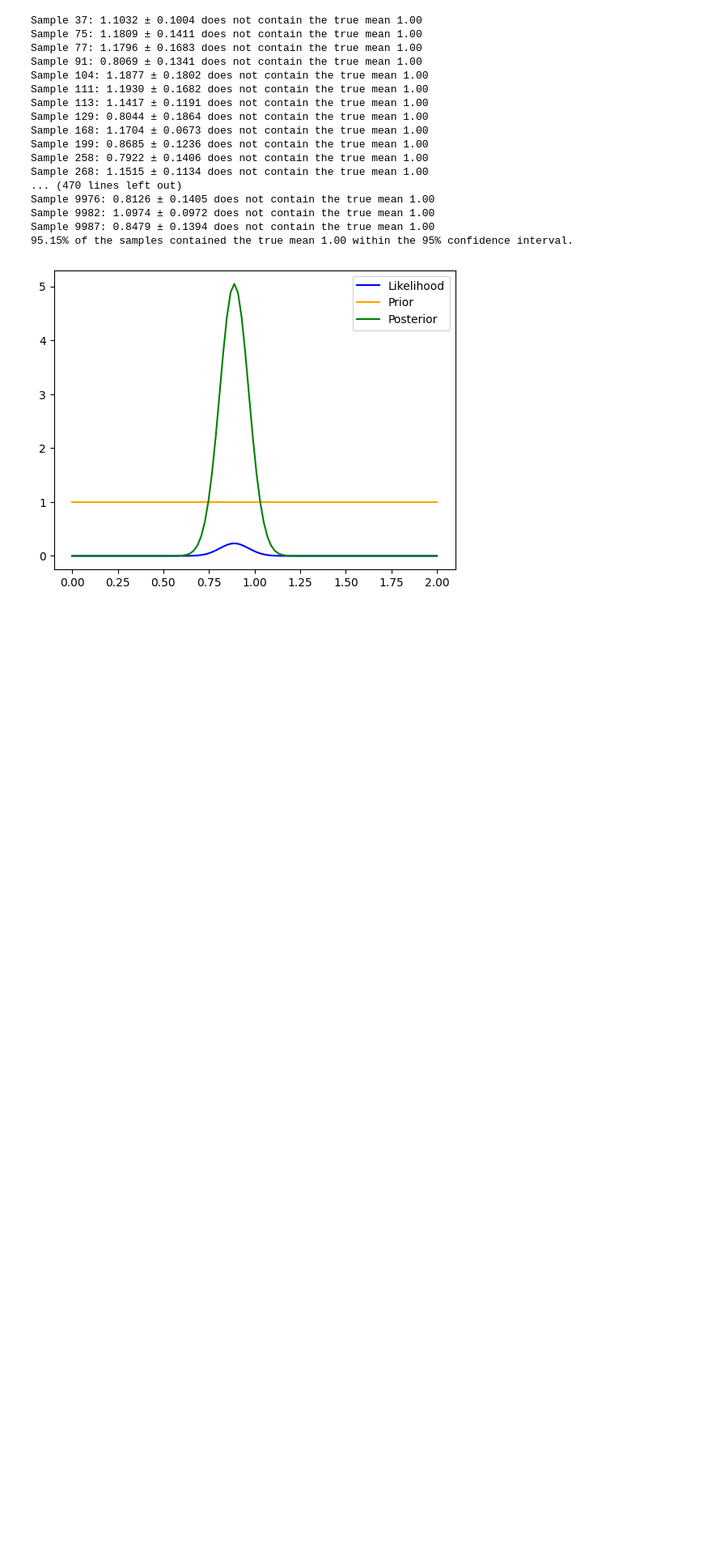
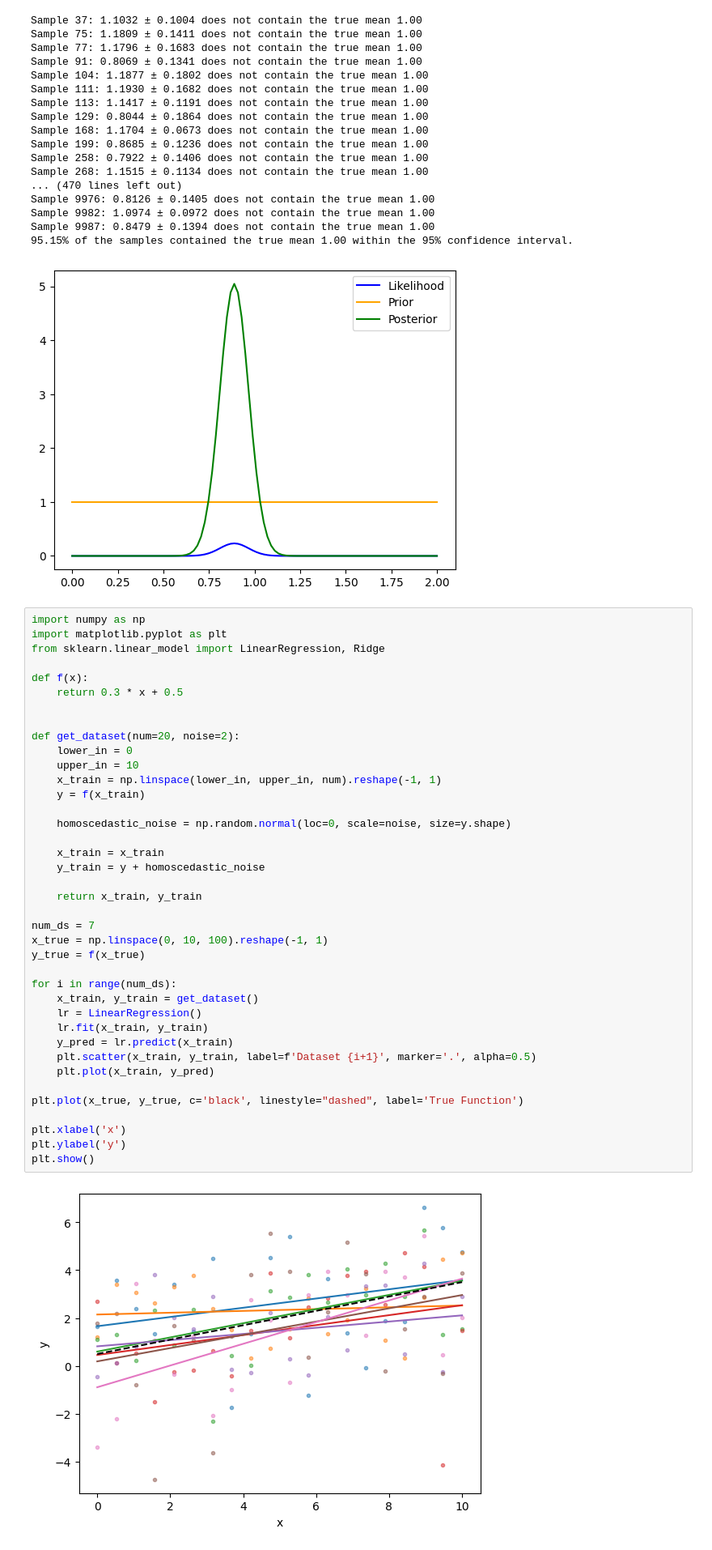
Before and after one commit to Crashprn/UncertaintyQuantification, a Jupyter notebook: Notebooks/Epistemic_Example.ipynb, the cells around one changed output. Shown at 81% size. Cells and saved outputs as stored; diff of their text form; blank space fills up the shorter version.

```diff
--- a/Notebooks/Epistemic_Example.ipynb
+++ b/Notebooks/Epistemic_Example.ipynb
@@ -224,3 +224,44 @@ Sample 9982: 1.0974 ± 0.0972 does not contain the true mean 1.00
 Sample 9987: 0.8479 ± 0.1394 does not contain the true mean 1.00
 95.15% of the samples contained the true mean 1.00 within the 95% confidence interval.
 [figure]
+# %%
+import numpy as np
+import matplotlib.pyplot as plt
+from sklearn.linear_model import LinearRegression, Ridge
+
+def f(x):
+    return 0.3 * x + 0.5
+
+
+def get_dataset(num=20, noise=2):
+    lower_in = 0
+    upper_in = 10
+    x_train = np.linspace(lower_in, upper_in, num).reshape(-1, 1)
+    y = f(x_train)
+
+    homoscedastic_noise = np.random.normal(loc=0, scale=noise, size=y.shape)
+
+    x_train = x_train
+    y_train = y + homoscedastic_noise
+
+    return x_train, y_train
+
+num_ds = 7
+x_true = np.linspace(0, 10, 100).reshape(-1, 1)
+y_true = f(x_true)
+
+for i in range(num_ds):
+    x_train, y_train = get_dataset()
+    lr = LinearRegression()
+    lr.fit(x_train, y_train)
+    y_pred = lr.predict(x_train)
+    plt.scatter(x_train, y_train, label=f'Dataset {i+1}', marker='.', alpha=0.5)
+    plt.plot(x_train, y_pred)
+
+plt.plot(x_true, y_true, c='black', linestyle="dashed", label='True Function')
+
+plt.xlabel('x')
+plt.ylabel('y')
+plt.show()
+# %% [output]
+[figure, added]
```
Also changed, not shown: parts of 3 cells of this notebook, 2 other files.
